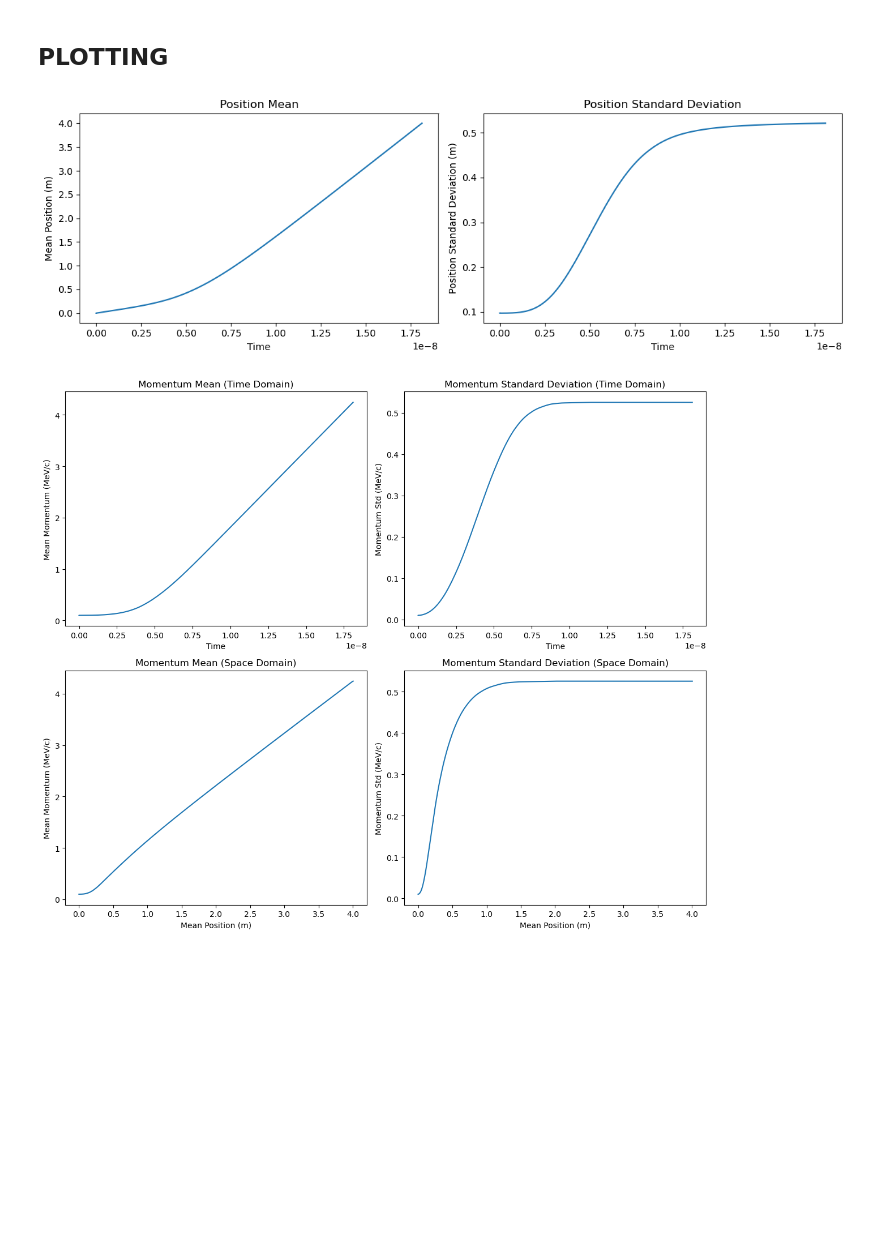
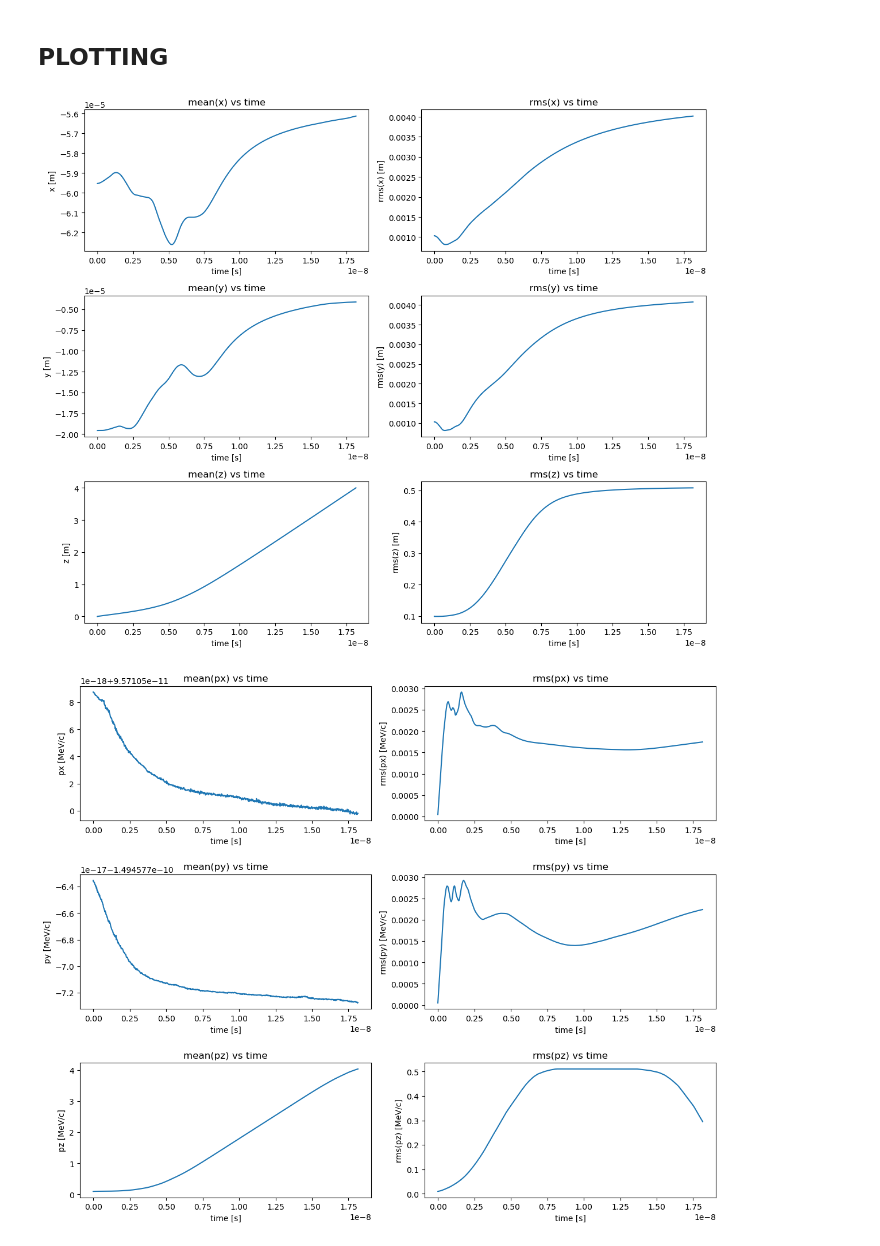
Before and after one commit to alexanderwischmann/FS26-semester-project, a Jupyter notebook: python/3D_solve.ipynb, the cells around one changed output. Cells and saved outputs as stored; diff of their text form; code cells hidden in the pictures; blank space fills up the shorter version.

```diff
--- a/python/3D_solve.ipynb
+++ b/python/3D_solve.ipynb
@@ -246,7 +257,7 @@ print(POSITION_0)
 # %% [markdown]
 ## Initialization
 # %%
-position_particles = np.random.normal(POSITION_0, POSITION_SIGMA, (N_P, 3)).T
-momentum_particles = np.random.normal(MOMENTUM_0, MOMENTUM_SIGMA, (N_P, 3)).T
+position_particles = np.random.normal(POSITION_0, POSITION_SIGMA, (N_P, 3))
+momentum_particles = np.random.normal(MOMENTUM_0, MOMENTUM_SIGMA, (N_P, 3))
 position_particles.shape
 # %% [output]
@@ -264,12 +275,16 @@ PLOT_particles_3D(position_particles, 'Initial particle distribution in 3D')
 # %%
 # Initialize staggered Momentum
 
-# TODO In 3D, transform into (quasi) rest frame here
-# position_particles_rest, momentum_particles_rest = transform_to_rest(position_particles, momentum_particles)
-rho_grid = scatter_charge(position_particles)
-E_tot_grid = solve_E_tot(rho_grid)
-# TODO In 3D, transform back to lab frame here (?)
-E_particles = gather_field(position_particles, E_tot_grid)
+E_int_particles = solve_open_poisson_hockney(
+    position_particles,
+    charge_per_particle= Q_MACRO,
+    grid_shape=GRID_N_XYZ,
+    padding=GRID_PADDING,
+    eps0=EPSILON_0,
+)["E_particles"]
+
+# TODO transform back to lab frame here
+E_particles = gather_E_particles(position_particles, E_int_particles)
 
 momentum_stag_particles = momentum_particles - Q_E * E_particles * (C*DELTA_T) / 2 # staggered momentum for Velocity Verlet
 # %% [output]
@@ -322,55 +365,45 @@ while z_mean < Z_2 and t < T_MAX:
 # %%
 times = np.array(times)
 times_stag = times - DELTA_T / 2
-position_means = np.array(position_means) - Z_0
+position_means = np.array(position_means)
+position_means[:, -1] -= Z_0
 momentum_stag_means = np.array(momentum_stag_means)
 position_sigmas = np.array(position_sigmas)
 momentum_stag_sigmas = np.array(momentum_stag_sigmas)
 # %%
-fig, axes = plt.subplots(1, 2, figsize=(12, 4), sharex=True)
+fig, axes = plt.subplots(3, 2, figsize=(12, 10))
 
-axes[0].plot(times, position_means)
-axes[0].set_xlabel('Time')
-axes[0].set_ylabel('Mean Position (m)')
-axes[0].set_title('Position Mean')
+for i in range(3):
+    axes[i, 0].plot(times, position_means[:, i])
+    axes[i, 0].set_xlabel('time [s]')
+    axes[i, 0].set_ylabel(f'{AX_NAMES[i]} [m]')
+    axes[i, 0].set_title(f'mean({AX_NAMES[i]}) vs time')
 
-axes[1].plot(times, position_sigmas)
-axes[1].set_xlabel('Time')
-axes[1].set_ylabel('Position Standard Deviation (m)')
-axes[1].set_title('Position Standard Deviation')
+    axes[i, 1].plot(times, position_sigmas[:, i])
+    axes[i, 1].set_xlabel('time [s]')
+    axes[i, 1].set_ylabel(f'rms({AX_NAMES[i]}) [m]')
+    axes[i, 1].set_title(f'rms({AX_NAMES[i]}) vs time')
 
 
 fig.tight_layout()
 plt.show()
 # %% [output]
-[figure, old version]
+[figure, new version]
 # %%
-fig, axes = plt.subplots(2, 2, figsize=(12, 10))
+fig, axes = plt.subplots(3, 2, figsize=(12, 10))
 
-axes[0, 0].plot(times_stag, momentum_stag_means)
-axes[0, 0].set_xlabel('Time')
-axes[0, 0].set_ylabel('Mean Momentum (MeV/c)')
-axes[0, 0].set_title('Momentum Mean (Time Domain)')
+for i in range(3):
+    axes[i, 0].plot(times_stag, momentum_stag_means[:, i])
+    axes[i, 0].set_xlabel('time [s]')
+    axes[i, 0].set_ylabel(f'p{AX_NAMES[i]} [MeV/c]')
+    axes[i, 0].set_title(f'mean(p{AX_NAMES[i]}) vs time')
 
-axes[0, 1].plot(times_stag, momentum_stag_sigmas)
-axes[0, 1].set_xlabel('Time')
-axes[0, 1].set_ylabel('Momentum Std (MeV/c)')
-axes[0, 1].set_title('Momentum Standard Deviation (Time Domain)')
-
-momentum_means_interp = np.interp(times, times_stag, momentum_stag_means)
-momentum_sigmas_interp = np.interp(times, times_stag, momentum_stag_sigmas)
-
-axes[1, 0].plot(position_means, momentum_means_interp)
-axes[1, 0].set_xlabel('Mean Position (m)')
-axes[1, 0].set_ylabel('Mean Momentum (MeV/c)')
-axes[1, 0].set_title('Momentum Mean (Space Domain)')
-
-axes[1, 1].plot(position_means, momentum_sigmas_interp)
-axes[1, 1].set_xlabel('Mean Position (m)')
-axes[1, 1].set_ylabel('Momentum Std (MeV/c)')
-axes[1, 1].set_title('Momentum Standard Deviation (Space Domain)')
+    axes[i, 1].plot(times_stag, momentum_stag_sigmas[:, i])
+    axes[i, 1].set_xlabel('time [s]')
+    axes[i, 1].set_ylabel(f'rms(p{AX_NAMES[i]}) [MeV/c]')
+    axes[i, 1].set_title(f'rms(p{AX_NAMES[i]}) vs time')
 
 fig.tight_layout()
 plt.show()
 # %% [output]
-[figure, old version]
+[figure, new version]
```
Also changed, not shown: parts of 14 cells of this notebook.
